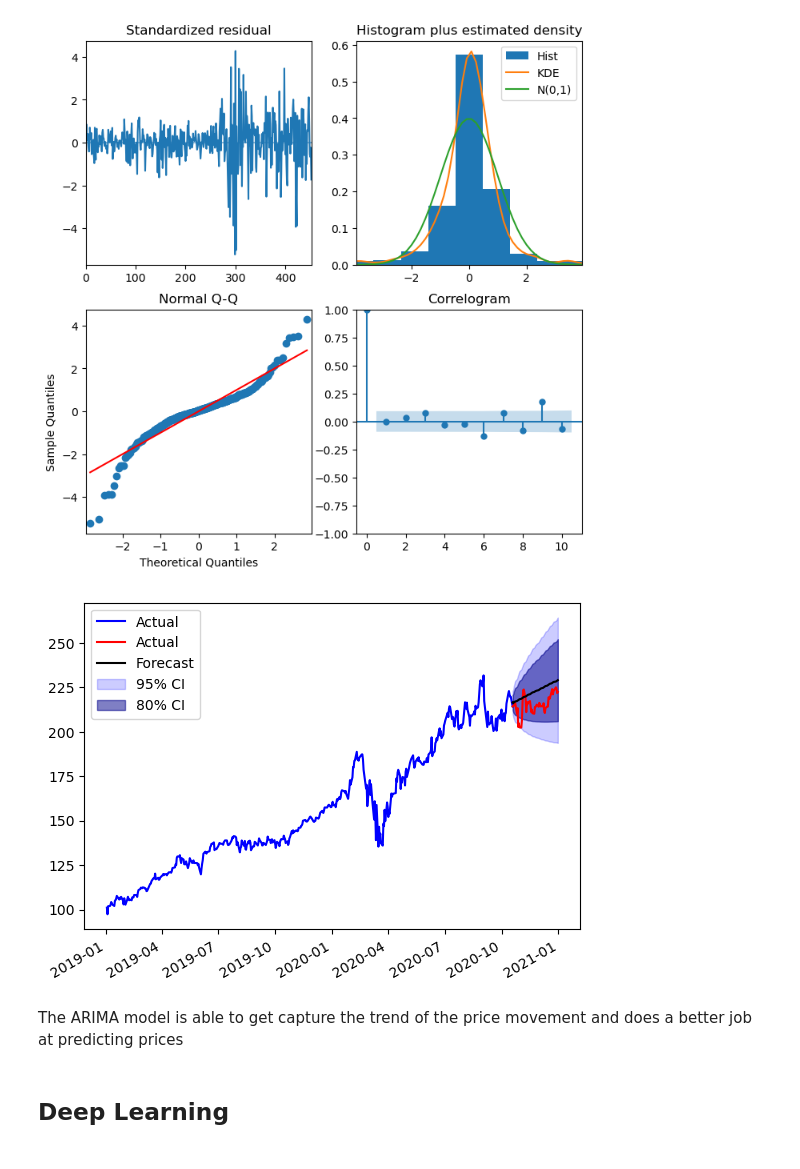
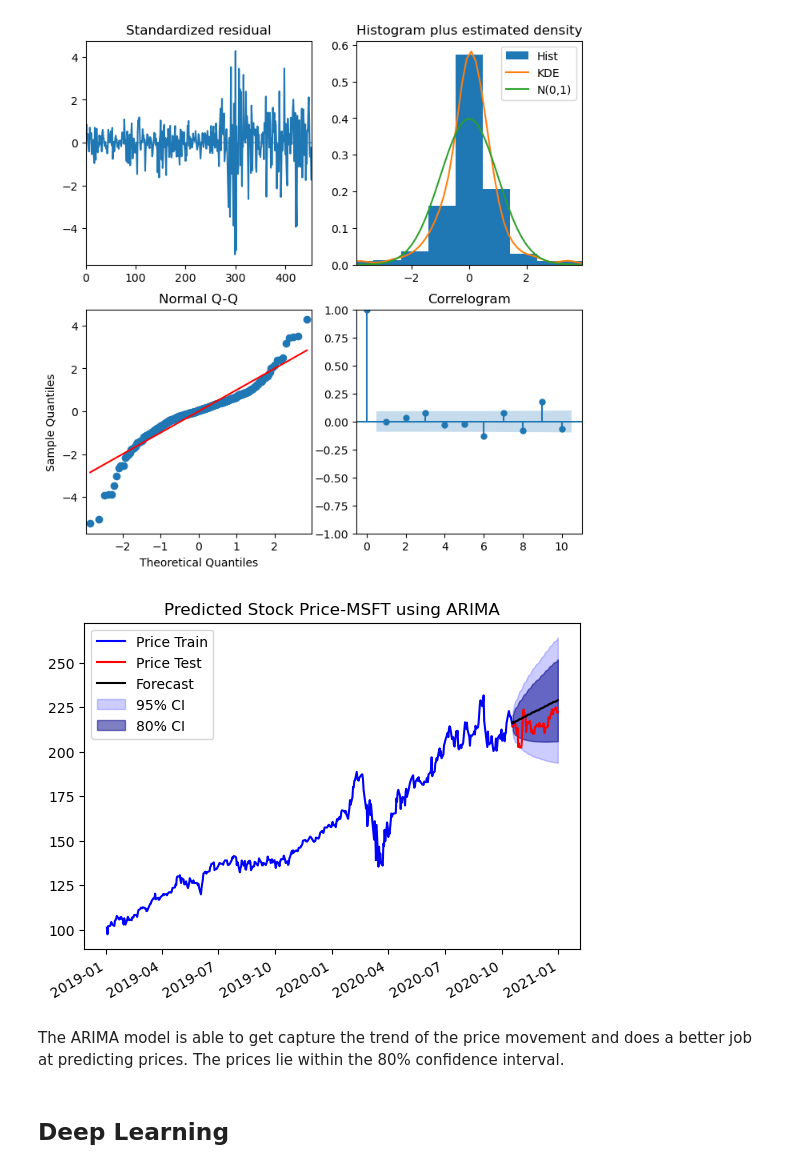
Before and after one commit to ansingh16/risk-management, a Jupyter notebook: Time_series_analysis.ipynb, the cells around one changed output. Drawn from its saved outputs; the diff is of its cells as text; code cells hidden in the pictures.

Commit message:
ARIMA plots corrected

```diff
--- a/Time_series_analysis.ipynb
+++ b/Time_series_analysis.ipynb
@@ -348,18 +350,18 @@ y_forec80, conf_int80  = model.predict(len(price_test),return_conf_int=True,alph
 # %%
 
 fig,ax = plt.subplots()
-ax.plot(price_train.index,price_train.values,color='b',label='Actual')
-ax.plot(price_test.index,price_test.values,color='r',label='Actual')
+ax.plot(price_train.index,price_train.values,color='b',label='Price Train')
+ax.plot(price_test.index,price_test.values,color='r',label='Price Test')
 ax.plot(price_test.index,y_forec95,color='k',label='Forecast')
 ax.fill_between(price_test.index,conf_int95[:,0],conf_int95[:,1],alpha=0.2,color='b',label='95% CI')
 ax.fill_between(price_test.index,conf_int80[:,0],conf_int80[:,1],alpha=0.5,color='darkblue',label='80% CI')
-
+ax.set_title(f'Predicted Stock Price-{ticker} using ARIMA')
 ax.legend(loc=2)
 plt.gcf().autofmt_xdate()
 # %% [output]
-[figure, old version]
+[figure, new version]
 # %% [markdown]
-The ARIMA model is able to get capture the trend of the price movement and does a better job at predicting prices
+The ARIMA model is able to get capture the trend of the price movement and does a better job at predicting prices. The prices lie within the 80% confidence interval.
 # %% [markdown]
 ## Deep Learning
 # %% [markdown]
```
Also changed, not shown: parts of 3 cells of this notebook.
